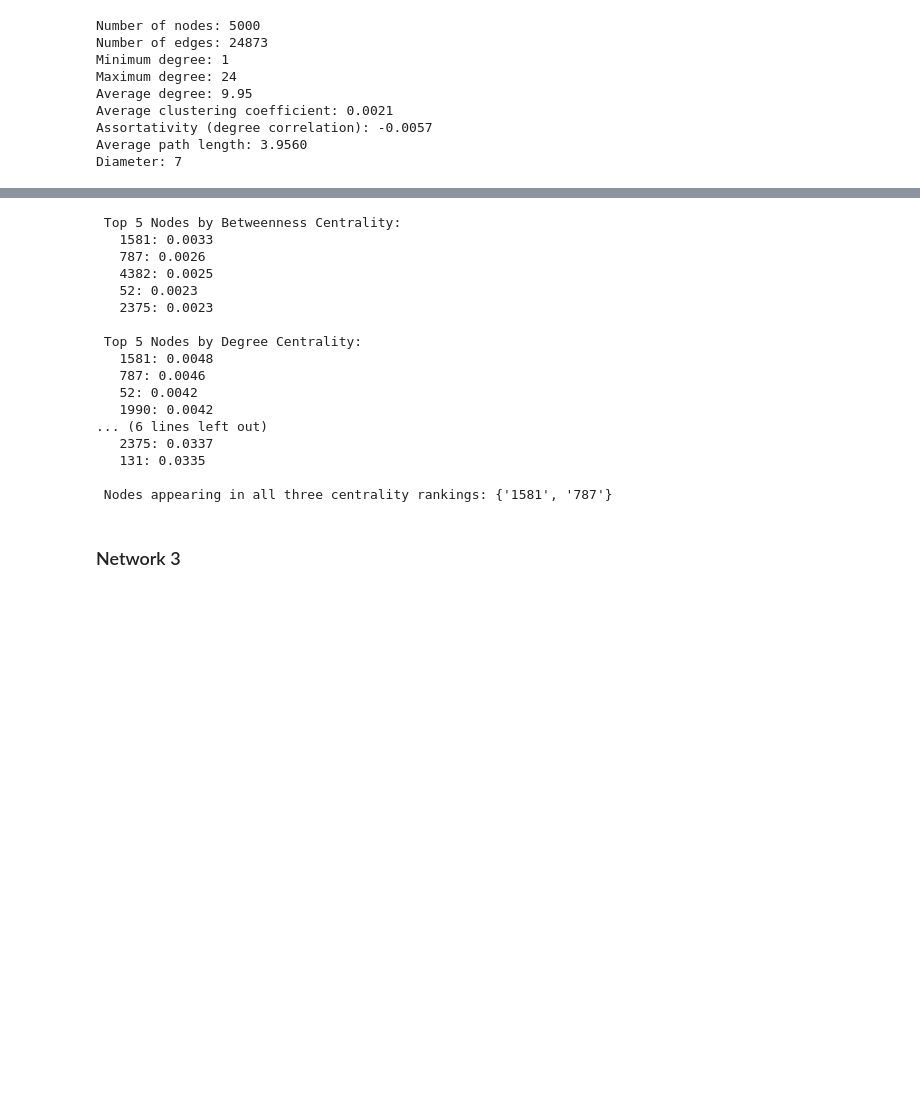
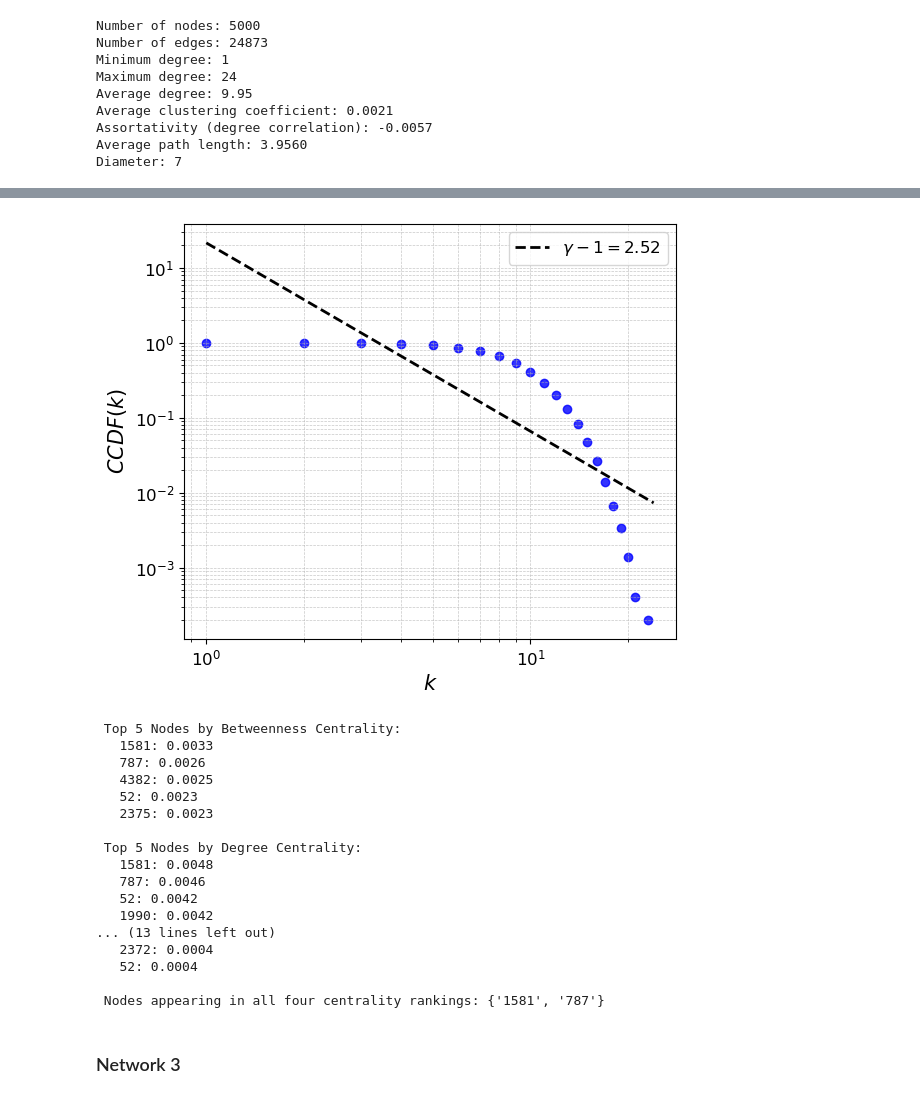
Before and after one commit to imiguelrodriguez/A1_ComplexNetworks, a Jupyter notebook: networks_analyzer.ipynb, the cells around one changed output, grey strips where cells are left out. Saved outputs shown, nothing was run; the diff lists cells and outputs as text; code cells hidden in the pictures; blank space fills up the shorter version.

```diff
--- a/networks_analyzer.ipynb
+++ b/networks_analyzer.ipynb
@@ -85,3 +89,7 @@ net2.plot_histograms()
+# %%
+net2.fit_CCDF()
+# %% [output]
+[figure, added]
 # %%
 net2.extract_microscopic_features()
 # %% [output]
@@ -97,11 +105,11 @@ net2.extract_microscopic_features()
    787: 0.0046
    52: 0.0042
    1990: 0.0042
-... (6 lines left out)
-   2375: 0.0337
-   131: 0.0335
+... (13 lines left out)
+   2372: 0.0004
+   52: 0.0004
 
- Nodes appearing in all three centrality rankings: {'1581', '787'}
+ Nodes appearing in all four centrality rankings: {'1581', '787'}
 # %% [markdown]
 ### Network 3
 # %%
```
Also changed, not shown: parts of 10 cells of this notebook, 1 other file.
